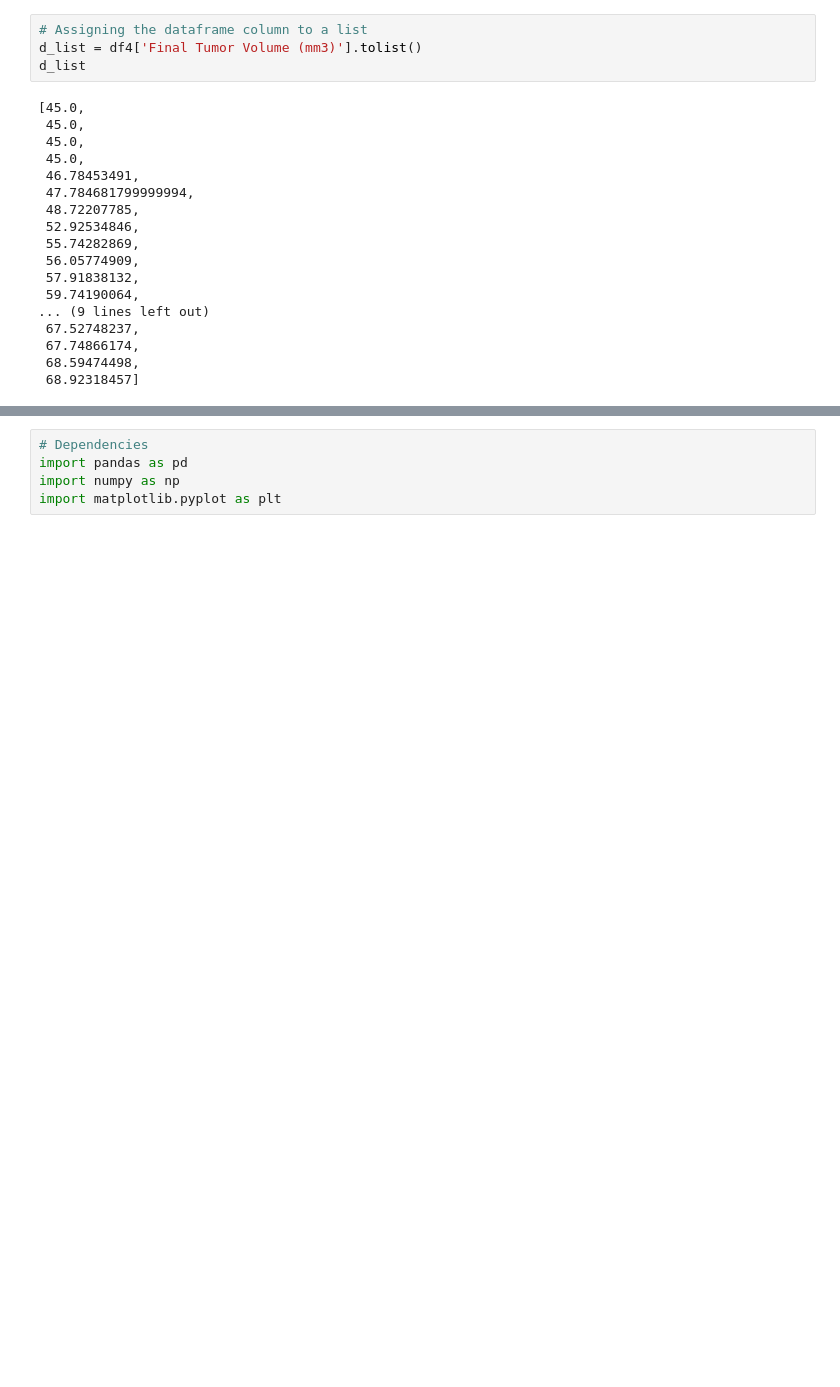
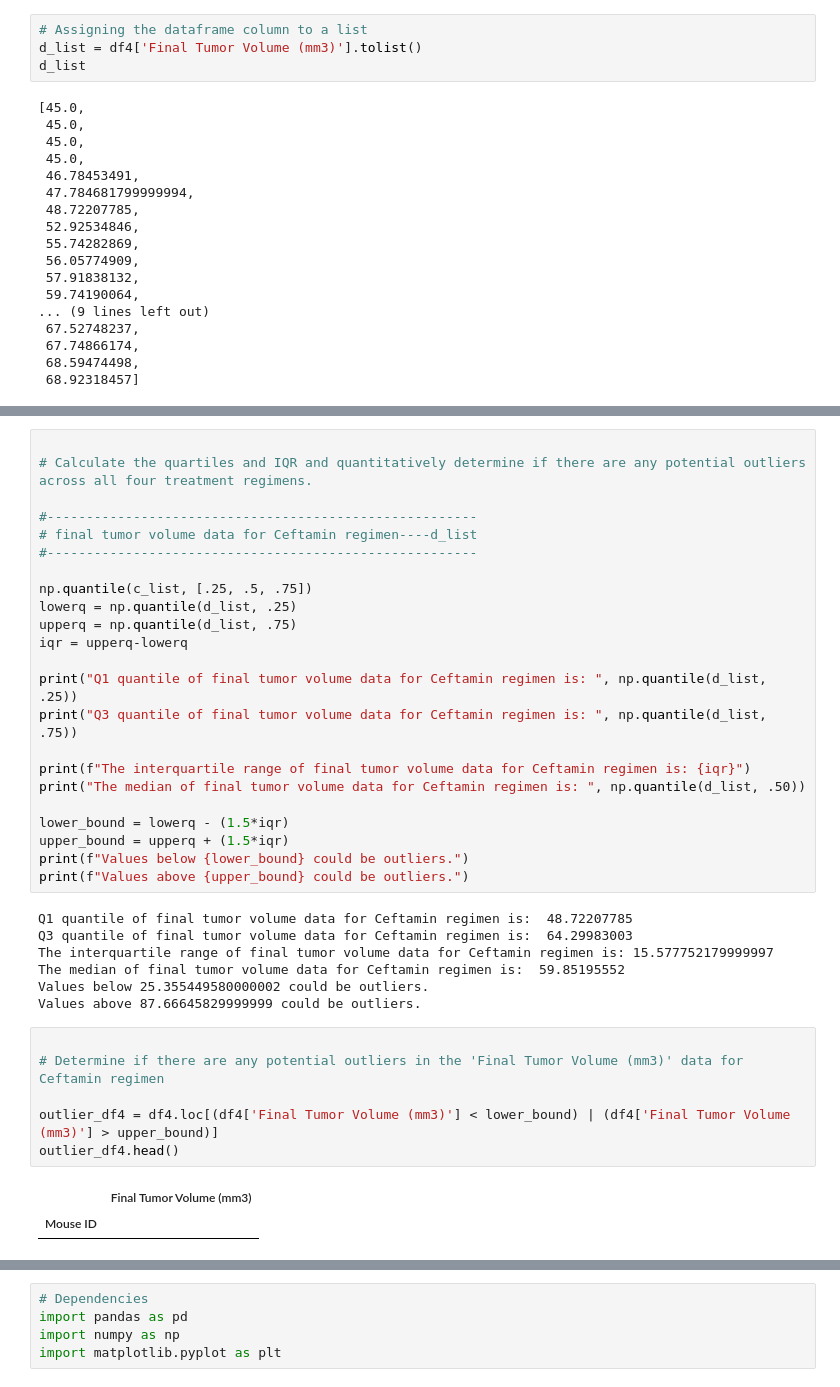
Before and after one commit to uzmabb182/Matplotlib-Assignment, a Jupyter notebook: pymaceuticals_starter_homework.ipynb, the cells around one changed output, grey strips where cells are left out. Saved outputs shown, nothing was run; the diff lists cells and outputs as text; blank space fills up the shorter version.

```diff
--- a/pymaceuticals_starter_homework.ipynb
+++ b/pymaceuticals_starter_homework.ipynb
@@ -1026,0 +1136,39 @@ d_list
+# %%
+
+# Calculate the quartiles and IQR and quantitatively determine if there are any potential outliers across all four treatment regimens.
+
+#-------------------------------------------------------
+# final tumor volume data for Ceftamin regimen----d_list
+#-------------------------------------------------------
+
+np.quantile(c_list, [.25, .5, .75])
+lowerq = np.quantile(d_list, .25)
+upperq = np.quantile(d_list, .75)
+iqr = upperq-lowerq
+
+print("Q1 quantile of final tumor volume data for Ceftamin regimen is: ", np.quantile(d_list, .25))
+print("Q3 quantile of final tumor volume data for Ceftamin regimen is: ", np.quantile(d_list, .75))
+
+print(f"The interquartile range of final tumor volume data for Ceftamin regimen is: {iqr}")
+print("The median of final tumor volume data for Ceftamin regimen is: ", np.quantile(d_list, .50))
+
+lower_bound = lowerq - (1.5*iqr)
+upper_bound = upperq + (1.5*iqr)
+print(f"Values below {lower_bound} could be outliers.")
+print(f"Values above {upper_bound} could be outliers.")
+# %% [output]
+Q1 quantile of final tumor volume data for Ceftamin regimen is:  48.72207785
+Q3 quantile of final tumor volume data for Ceftamin regimen is:  64.29983003
+The interquartile range of final tumor volume data for Ceftamin regimen is: 15.577752179999997
+The median of final tumor volume data for Ceftamin regimen is:  59.85195552
+Values below 25.355449580000002 could be outliers.
+Values above 87.66645829999999 could be outliers.
+# %%
+
+# Determine if there are any potential outliers in the 'Final Tumor Volume (mm3)' data for Ceftamin regimen
+
+outlier_df4 = df4.loc[(df4['Final Tumor Volume (mm3)'] < lower_bound) | (df4['Final Tumor Volume (mm3)'] > upper_bound)]
+outlier_df4.head()
+# %% [output]
+|  | Final Tumor Volume (mm3) |
+| Mouse ID |  |
```
Also changed, not shown: parts of 31 cells of this notebook.
